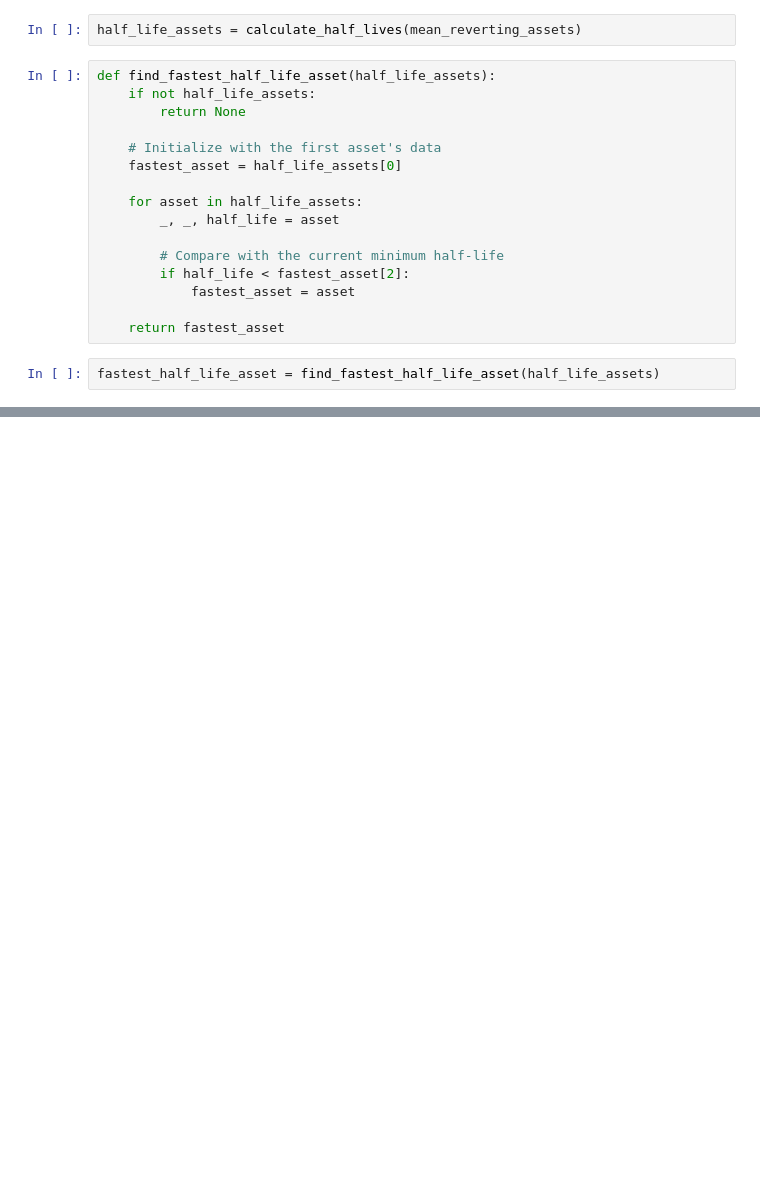
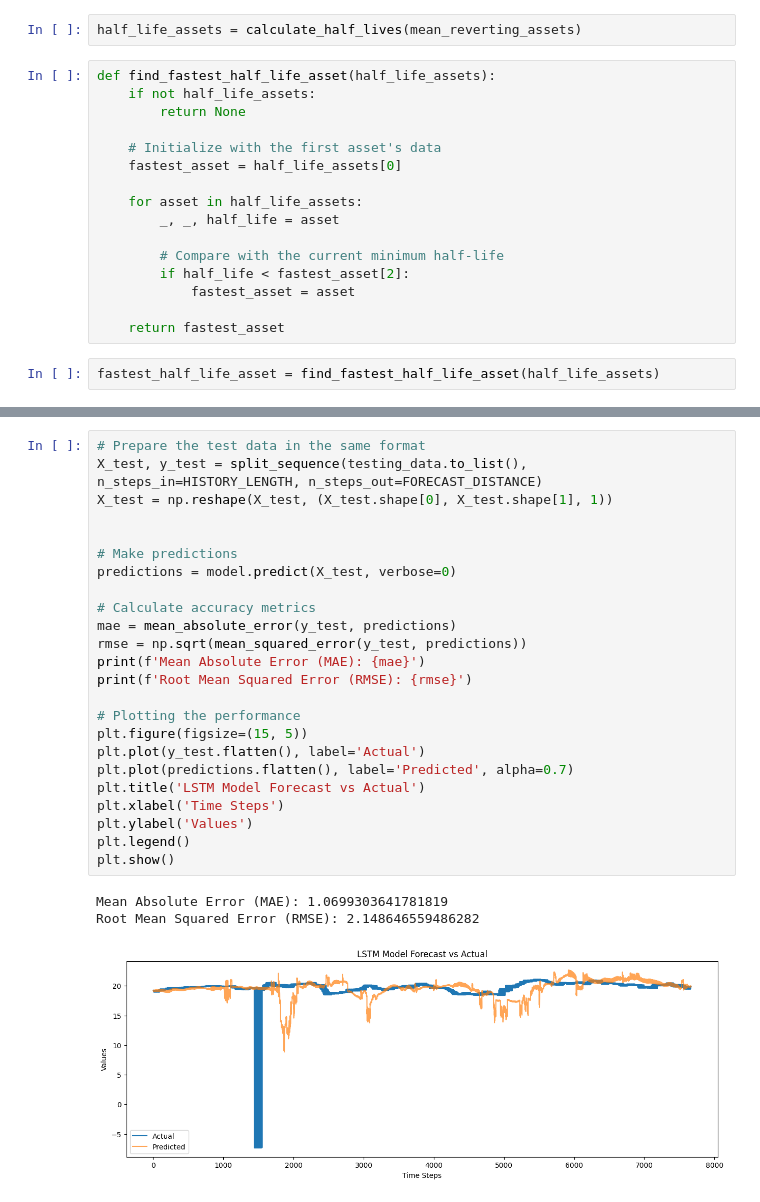
Before and after one commit to uzum4ke/Statistical-Arbitrage, a Jupyter notebook: strat_CA2.ipynb, the cells around one changed output, grey strips where cells are left out. Drawn from its saved outputs; the diff is of its cells as text; blank space fills up the shorter version.

```diff
--- a/strat_CA2.ipynb
+++ b/strat_CA2.ipynb
@@ -347,0 +383,28 @@ Epoch 100/100
+# %%
+# Prepare the test data in the same format
+X_test, y_test = split_sequence(testing_data.to_list(), n_steps_in=HISTORY_LENGTH, n_steps_out=FORECAST_DISTANCE)
+X_test = np.reshape(X_test, (X_test.shape[0], X_test.shape[1], 1))
+
+
+# Make predictions
+predictions = model.predict(X_test, verbose=0)
+
+# Calculate accuracy metrics
+mae = mean_absolute_error(y_test, predictions)
+rmse = np.sqrt(mean_squared_error(y_test, predictions))
+print(f'Mean Absolute Error (MAE): {mae}')
+print(f'Root Mean Squared Error (RMSE): {rmse}')
+
+# Plotting the performance
+plt.figure(figsize=(15, 5))
+plt.plot(y_test.flatten(), label='Actual')
+plt.plot(predictions.flatten(), label='Predicted', alpha=0.7)
+plt.title('LSTM Model Forecast vs Actual')
+plt.xlabel('Time Steps')
+plt.ylabel('Values')
+plt.legend()
+plt.show()
+# %% [output]
+Mean Absolute Error (MAE): 1.0699303641781819
+Root Mean Squared Error (RMSE): 2.148646559486282
+[figure, added]
```
Also changed, not shown: parts of 22 cells of this notebook.
